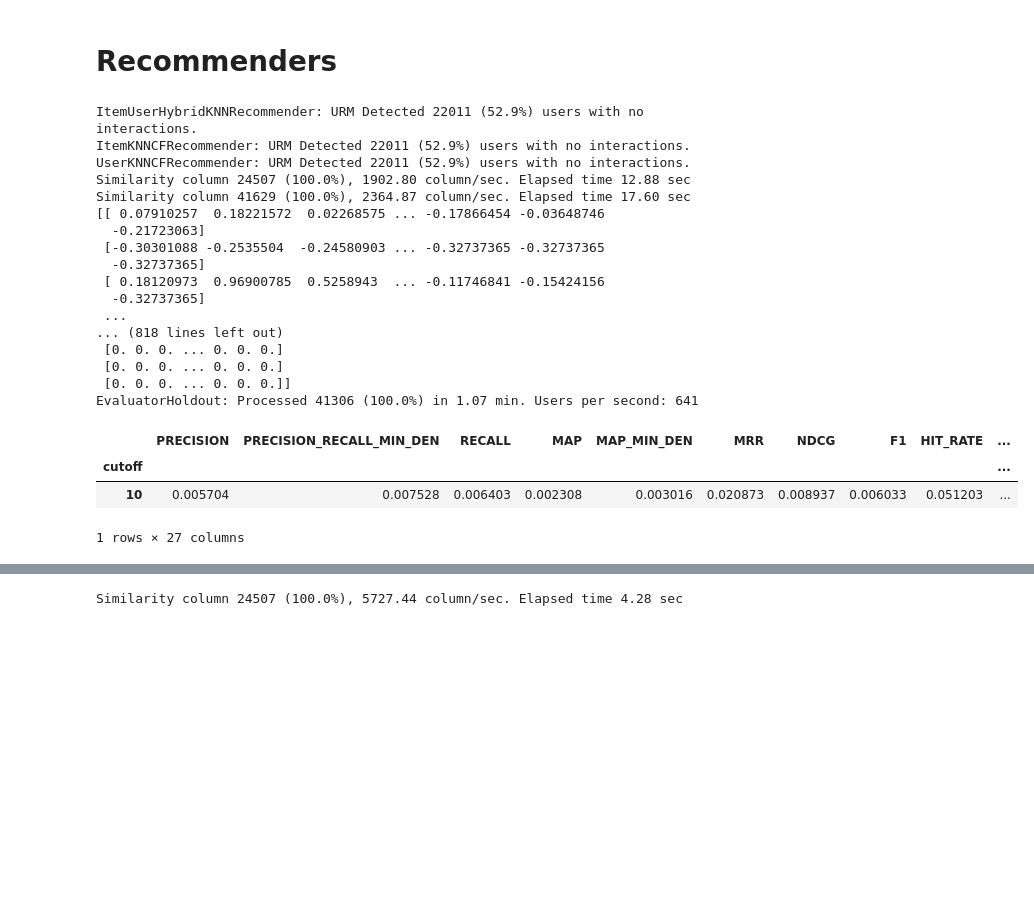
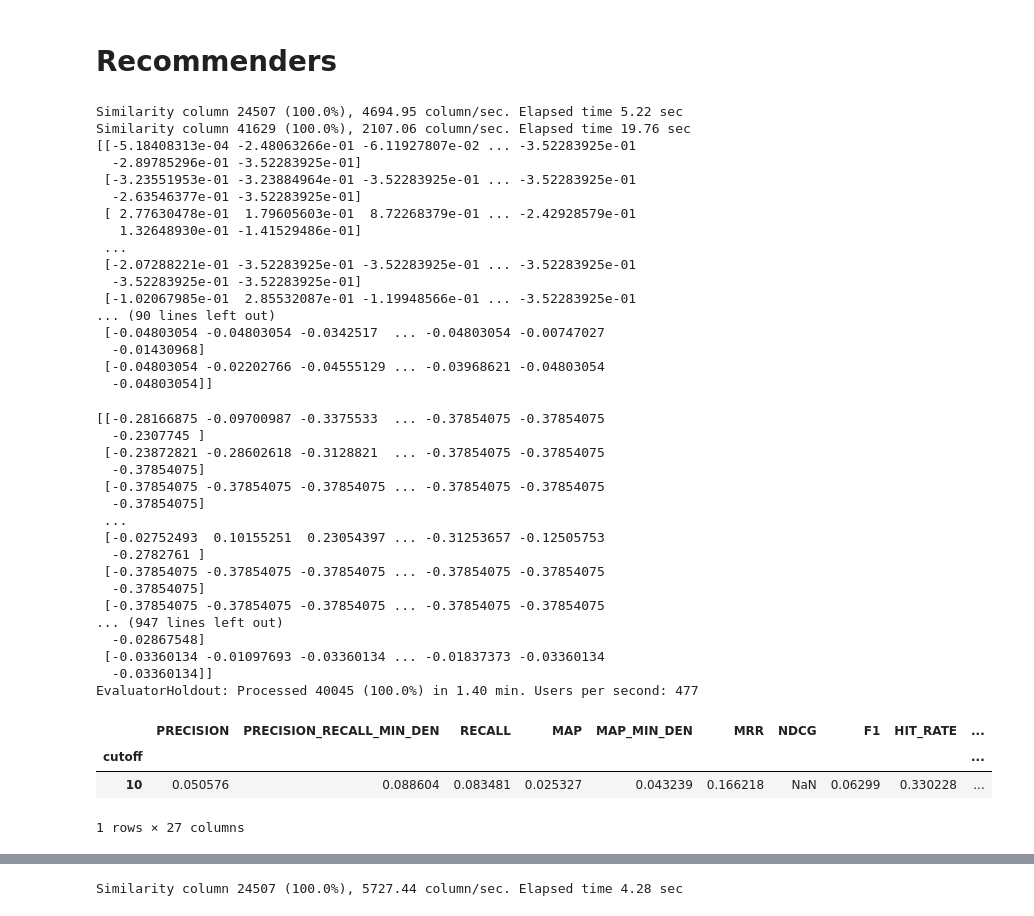
Before and after one commit to marcofasa/RecSys-Challenge-2022-Polimi, a Jupyter notebook: Utils/test.ipynb, the cells around one changed output, grey strips where cells are left out. Drawn from its saved outputs; the diff is of its cells as text; code cells hidden in the pictures; blank space fills up the shorter version.

Commit message:
fix splitting URM and Reader.py

```diff
--- a/Utils/test.ipynb
+++ b/Utils/test.ipynb
@@ -71,9 +71,3 @@ Reader.df_splitter("Rewatch",[0,1],dtype={0: int, 1: int},name="rewatches_split_
 # 4-> Count all rewatches of each user
 import Utils.Reader as Reader
 Reader.read_train_csr(matrix_path="../data/interactions_and_impressions.csv",preprocess=5,saving=True)
-# %%
-import Utils.Reader as Reader
-import pandas as pd
-URM_all1=Reader.load_URM(matrix_format='..')
-a=URM_all1["UserID"].unique()
-list(a)
@@ -108,21 +113,24 @@ evaluator_validation=EvaluatorHoldout(URM_test,cutoff_list=[10])
 Warning: 94 (0.23 %) of 41629 users have no sampled items
 EvaluatorHoldout: Ignoring 94 ( 0.2%) Users that have less than 1 test interactions
 # %%
+### DOUBLE EVALUATION SPLIT
+
 from Utils.Evaluator import EvaluatorHoldout
 import Utils.Reader as Reader
-
 from Data_manager.split_functions.split_train_validation_random_holdout import \
     split_train_in_two_percentage_global_sample_double
-values_to_replace={0.01: 0.0,0.0:0.2}
+values_to_replace={0.01: 0.1,0.0:0.2}
 #URM_all=Reader.load_URM(values_to_replace={0.01:0.02})
-URM_all=Reader.read_train_csr(values_to_replace=values_to_replace)
+#URM_all=Reader.read_train_csr(values_to_replace=values_to_replace)
+URM_all=Reader.read_train_csr()
 
 #URM_all_new=Reader.load_URM("../output/out_10.csv",values_to_replace={0.01: 0.0})
-URM_all_new=Reader.load_URM("../output/out_10.csv",values_to_replace=values_to_replace)
+URM_all_new=Reader.load_URM("../output/out_10.csv",vals_to_not_keep=[0.01])
 
 #URM_all=Reader.load_URM("../output/URM_2_mean.csv")
-URM_train, URM_test,URM_train2 = split_train_in_two_percentage_global_sample_double(URM_all ,URM_all_new,train_percentage=0.80)
+URM_train, URM_test,URM_train2,URM_test2 = split_train_in_two_percentage_global_sample_double(URM_all ,URM_all_new,train_percentage=0.80)
 evaluator_validation=EvaluatorHoldout(URM_test,cutoff_list=[10])
+evaluator_validation2=EvaluatorHoldout(URM_test2,cutoff_list=[10])
 # %% [output]
 Unique UserID in the URM are 41629
 Unique UserID in the URM and ICM are 41629
@@ -147,35 +143,52 @@ ICM_combined
 # %%
 #1
 # BEST MODEL UNTIL NOW _ PROVA
 from Recommenders.Hybrid.ItemUserHybridKNNRecommender import ItemUserHybridKNNRecommender
 
 recommender_ItemKNNCFCBF = ItemUserHybridKNNRecommender(URM_train2)
 recommender_ItemKNNCFCBF.fit()
 
-result_df, _ = evaluator_validation.evaluateRecommender(recommender_ItemKNNCFCBF)
+result_df, _ = evaluator_validation2.evaluateRecommender(recommender_ItemKNNCFCBF)
 result_df
 # %% [output]
-ItemUserHybridKNNRecommender: URM Detected 22011 (52.9%) users with no interactions.
-ItemKNNCFRecommender: URM Detected 22011 (52.9%) users with no interactions.
-UserKNNCFRecommender: URM Detected 22011 (52.9%) users with no interactions.
-Similarity column 24507 (100.0%), 1902.80 column/sec. Elapsed time 12.88 sec
-Similarity column 41629 (100.0%), 2364.87 column/sec. Elapsed time 17.60 sec
-[[ 0.07910257  0.18221572  0.02268575 ... -0.17866454 -0.03648746
-  -0.21723063]
- [-0.30301088 -0.2535504  -0.24580903 ... -0.32737365 -0.32737365
-  -0.32737365]
- [ 0.18120973  0.96900785  0.5258943  ... -0.11746841 -0.15424156
-  -0.32737365]
+Similarity column 24507 (100.0%), 4694.95 column/sec. Elapsed time 5.22 sec
+Similarity column 41629 (100.0%), 2107.06 column/sec. Elapsed time 19.76 sec
+[[-5.18408313e-04 -2.48063266e-01 -6.11927807e-02 ... -3.52283925e-01
+  -2.89785296e-01 -3.52283925e-01]
+ [-3.23551953e-01 -3.23884964e-01 -3.52283925e-01 ... -3.52283925e-01
+  -2.63546377e-01 -3.52283925e-01]
+ [ 2.77630478e-01  1.79605603e-01  8.72268379e-01 ... -2.42928579e-01
+   1.32648930e-01 -1.41529486e-01]
  ...
-... (818 lines left out)
- [0. 0. 0. ... 0. 0. 0.]
- [0. 0. 0. ... 0. 0. 0.]
- [0. 0. 0. ... 0. 0. 0.]]
-EvaluatorHoldout: Processed 41306 (100.0%) in 1.07 min. Users per second: 641
+ [-2.07288221e-01 -3.52283925e-01 -3.52283925e-01 ... -3.52283925e-01
+  -3.52283925e-01 -3.52283925e-01]
+ [-1.02067985e-01  2.85532087e-01 -1.19948566e-01 ... -3.52283925e-01
+... (90 lines left out)
+ [-0.04803054 -0.04803054 -0.0342517  ... -0.04803054 -0.00747027
+  -0.01430968]
+ [-0.04803054 -0.02202766 -0.04555129 ... -0.03968621 -0.04803054
+  -0.04803054]]
+[[-0.28166875 -0.09700987 -0.3375533  ... -0.37854075 -0.37854075
+  -0.2307745 ]
+ [-0.23872821 -0.28602618 -0.3128821  ... -0.37854075 -0.37854075
+  -0.37854075]
+ [-0.37854075 -0.37854075 -0.37854075 ... -0.37854075 -0.37854075
+  -0.37854075]
+ ...
+ [-0.02752493  0.10155251  0.23054397 ... -0.31253657 -0.12505753
+  -0.2782761 ]
+ [-0.37854075 -0.37854075 -0.37854075 ... -0.37854075 -0.37854075
+  -0.37854075]
+ [-0.37854075 -0.37854075 -0.37854075 ... -0.37854075 -0.37854075
+... (947 lines left out)
+  -0.02867548]
+ [-0.03360134 -0.01097693 -0.03360134 ... -0.01837373 -0.03360134
+  -0.03360134]]
+EvaluatorHoldout: Processed 40045 (100.0%) in 1.40 min. Users per second: 477
 |  | PRECISION | PRECISION_RECALL_MIN_DEN | RECALL | MAP | MAP_MIN_DEN | MRR | NDCG | F1 | HIT_RATE | ... |
 | cutoff |  |  |  |  |  |  |  |  |  | ... |
-| 10 | 0.005704 | 0.007528 | 0.006403 | 0.002308 | 0.003016 | 0.020873 | 0.008937 | 0.006033 | 0.051203 | ... |
+| 10 | 0.050576 | 0.088604 | 0.083481 | 0.025327 | 0.043239 | 0.166218 | NaN | 0.06299 | 0.330228 | ... |
-1 rows × 27 columns
+1 rows × 27 columns
 # %%
 #1
 # BEST MODEL UNTIL NOW - CONTROPROVA
```
Also changed, not shown: parts of 7 cells of this notebook, 2 other files.
